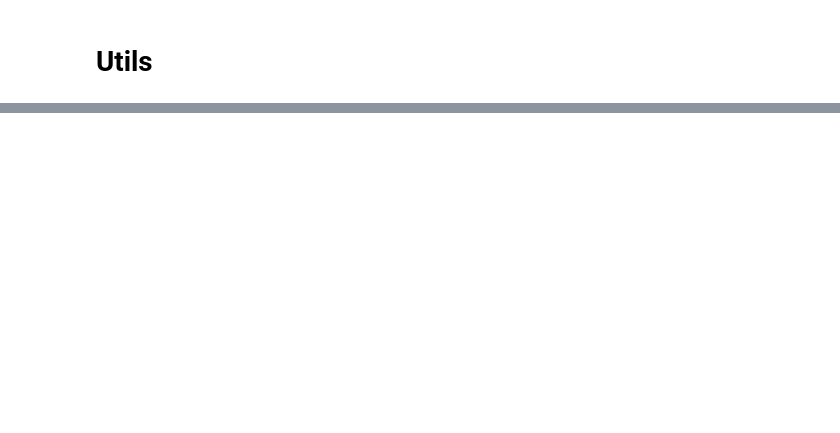
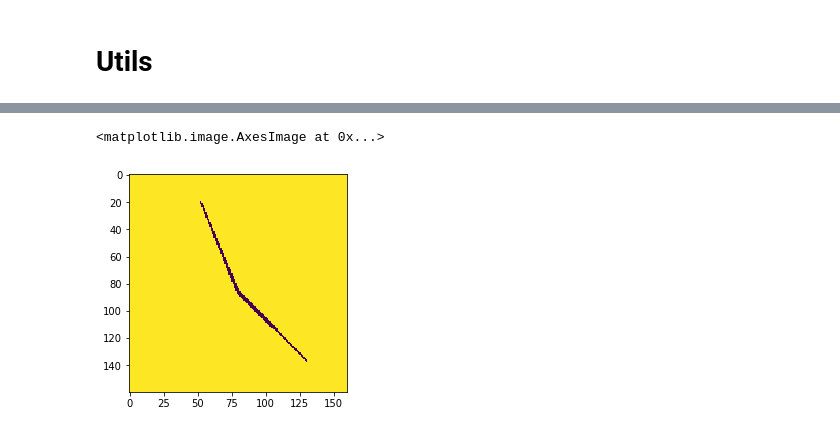
Before and after one commit to sophiaas/graph-bispectrum, a Jupyter notebook: revcorr_nearest_neighbor.ipynb, the cells around one changed output, grey strips where cells are left out. Cells and saved outputs as stored; diff of their text form; code cells hidden in the pictures; blank space fills up the shorter version.

```diff
--- a/revcorr_nearest_neighbor.ipynb
+++ b/revcorr_nearest_neighbor.ipynb
@@ -72,0 +125,5 @@ IndexError: list index out of range
+# %%
+plt.imshow(shapes[6239])
+# %% [output]
+<matplotlib.image.AxesImage at 0x...>
+[figure, added]
```
Also changed, not shown: parts of 12 cells of this notebook.
